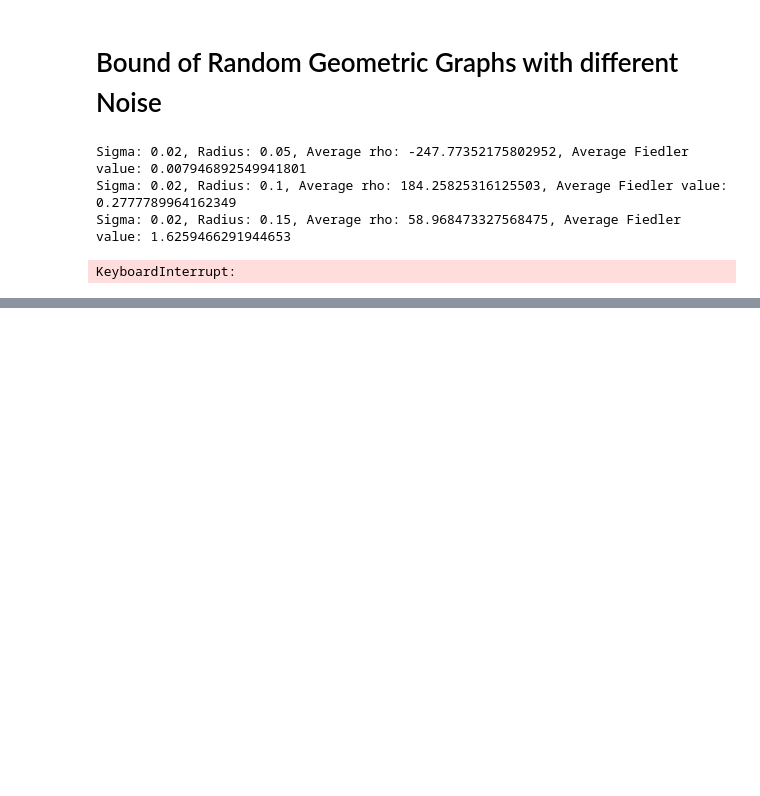
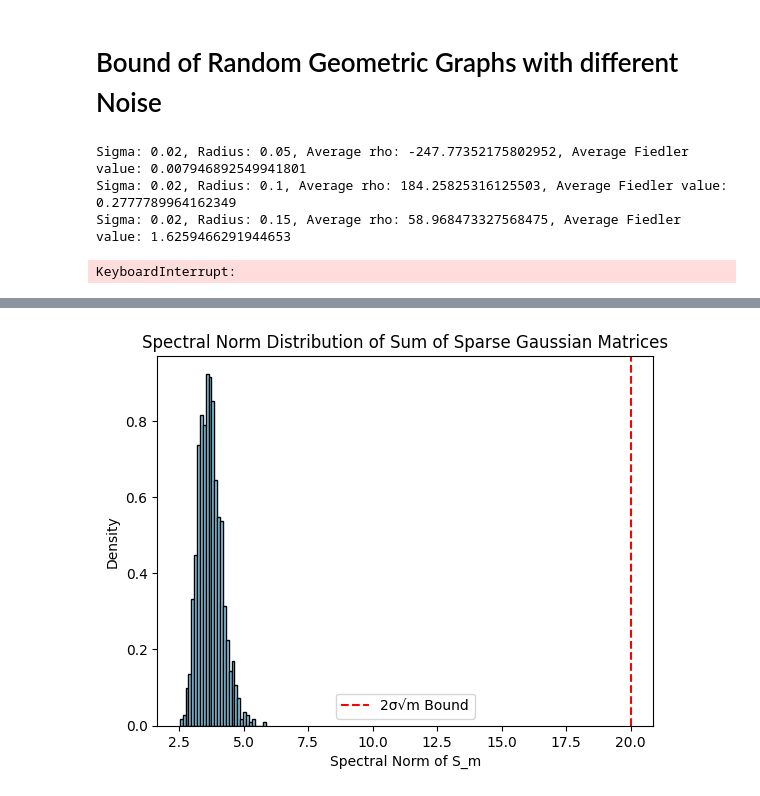
Before and after one commit to zhexin1904/my_SE_sync, a Jupyter notebook: python/Random_matrix_theory.ipynb, the cells around one changed output, grey strips where cells are left out. Cells and saved outputs as stored; diff of their text form; code cells hidden in the pictures; blank space fills up the shorter version.

```diff
--- a/python/Random_matrix_theory.ipynb
+++ b/python/Random_matrix_theory.ipynb
@@ -662,0 +723,39 @@ KeyboardInterrupt:
+# %%
+import numpy as np
+import matplotlib.pyplot as plt
+
+# Parameters
+n = 50   # Matrix size
+m = 100  # Number of matrices to sum
+sigma = 1.0  # Standard deviation of Gaussian entries
+num_trials = 1000  # Number of random trials
+
+spectral_norms = []
+
+for _ in range(num_trials):
+    S_m = np.zeros((n, n))  # Initialize sum matrix
+
+    for _ in range(m):
+        # Generate a random position
+        i, j = np.random.randint(0, n, size=2)
+
+        # Generate Gaussian entry
+        A = np.zeros((n, n))
+        A[i, j] = np.random.normal(0, sigma)
+
+        S_m += A  # Accumulate sum
+
+    # Compute spectral norm
+    norm = np.linalg.norm(S_m, ord=2)
+    spectral_norms.append(norm)
+
+# Plot histogram of spectral norms
+plt.hist(spectral_norms, bins=30, density=True, color='skyblue', edgecolor='black')
+plt.axvline(2 * sigma * np.sqrt(m), color='red', linestyle='dashed', label="2σ√m Bound")
+plt.xlabel("Spectral Norm of S_m")
+plt.ylabel("Density")
+plt.title("Spectral Norm Distribution of Sum of Sparse Gaussian Matrices")
+plt.legend()
+plt.show()
+# %% [output]
+[figure, added]
```
Also changed, not shown: parts of 14 cells of this notebook, 2 other files.
